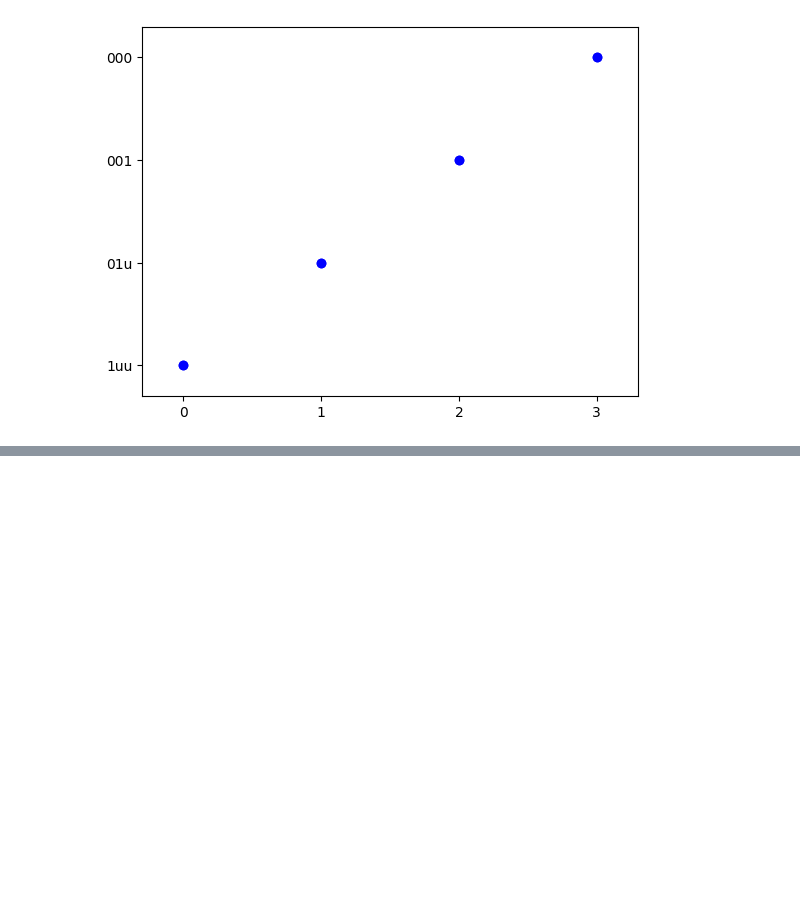
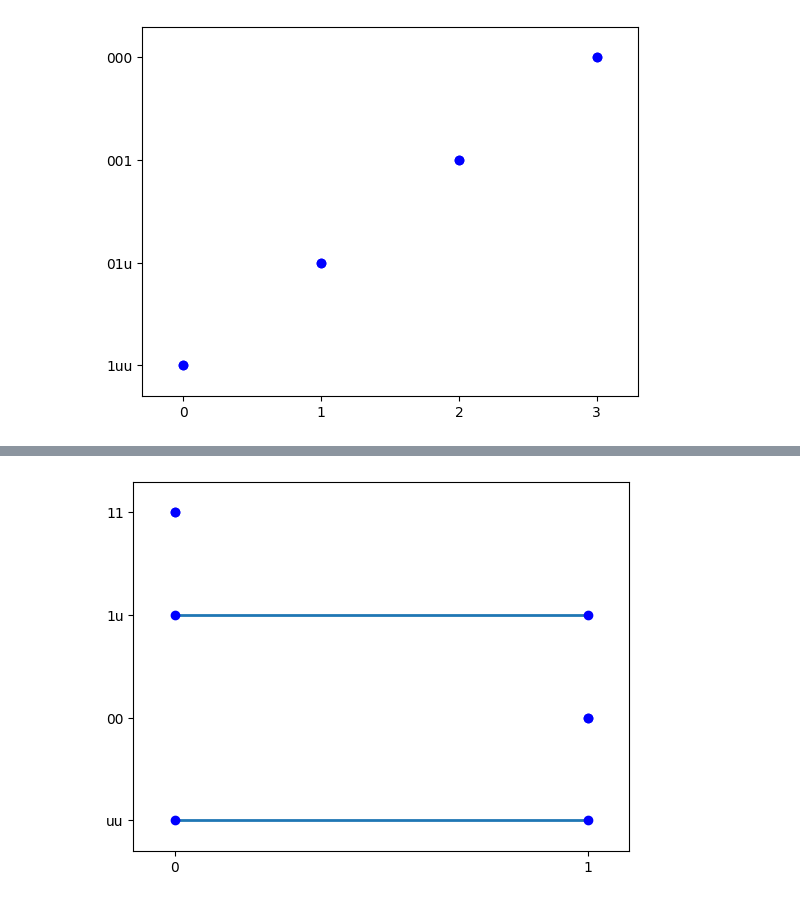
Before and after one commit to mihaicraciun2002/conditional-reasoning-tools, a Jupyter notebook: rational_closures_vectorised_valuations_gdrive.ipynb, the cells around one changed output, grey strips where cells are left out. Saved outputs shown, nothing was run; the diff lists cells and outputs as text; code cells hidden in the pictures; blank space fills up the shorter version.

```diff
--- a/rational_closures_vectorised_valuations_gdrive.ipynb
+++ b/rational_closures_vectorised_valuations_gdrive.ipynb
@@ -249,0 +266,4 @@ Rank for valuation 000 is 3
+# %%
+display_raw(["11", "1u", "00", "uu"], [(0, 0), (0, 1), (1, 1), (0, 1)])
+# %% [output]
+[figure, added]
```
Also changed, not shown: parts of 16 cells of this notebook.
